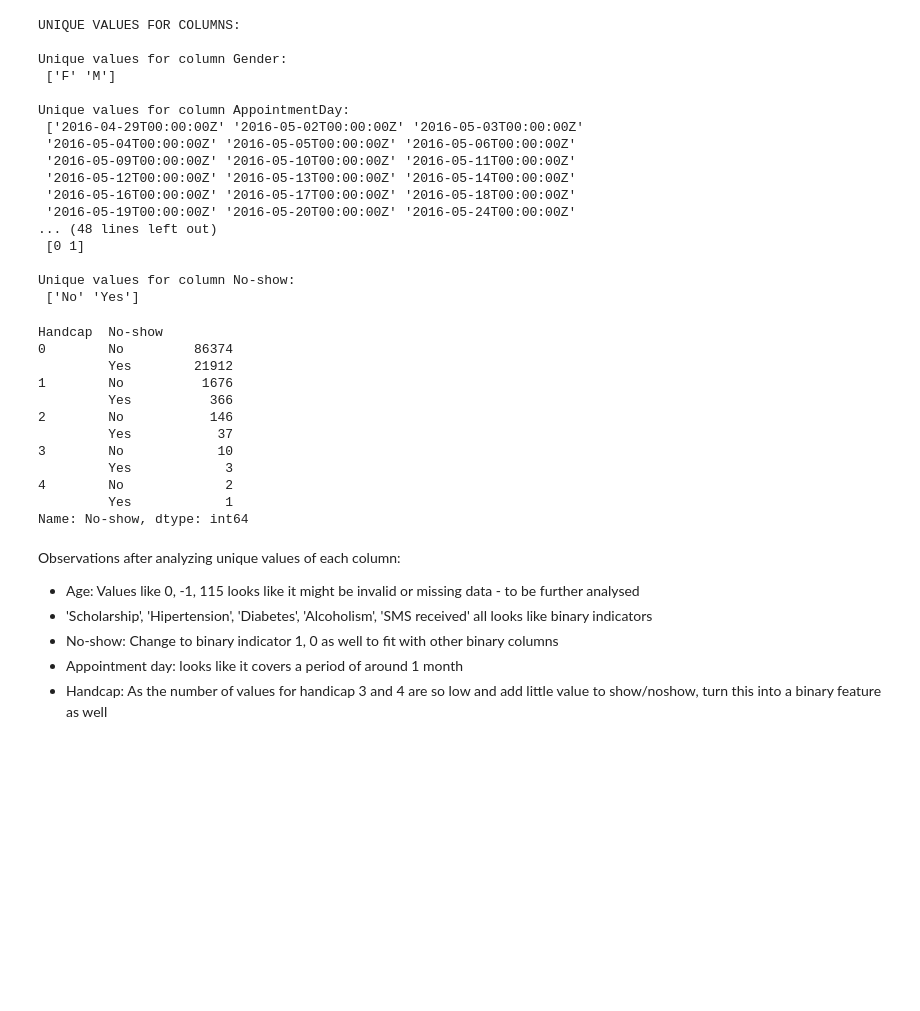
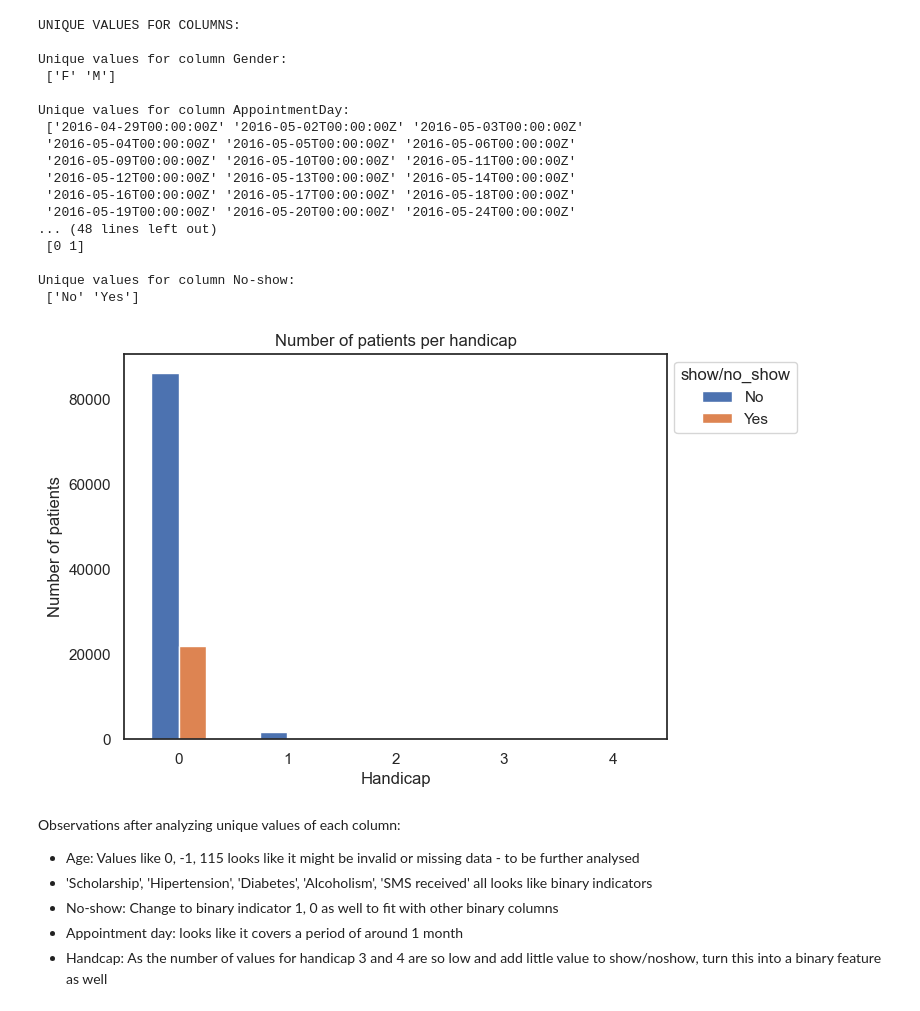
Before and after one commit to JuanitaSmith/medical_noshows, a Jupyter notebook: notebooks/medical_noshows.ipynb, the cells around one changed output. Cells and saved outputs as stored; diff of their text form; code cells hidden in the pictures; blank space fills up the shorter version.

Commit message:
improve handicap plot and add limitations to conclusions

```diff
--- a/notebooks/medical_noshows.ipynb
+++ b/notebooks/medical_noshows.ipynb
@@ -135,20 +135,20 @@ Unique values for column No-show:
  ['No' 'Yes']
 # %%
 # check if it's worth to convert handicap into a binary indicator, as it's the case with most other features
-df_patients.groupby('Handcap')['No-show'].value_counts(normalize=False)
+df_handicap = df_patients.groupby('Handcap')['No-show'].value_counts(normalize=False).unstack()
+
+# plot the handicap distribution
+ax = df_handicap.plot(kind='bar',
+                      figsize=(7, 5),
+                      xlabel='Handicap',
+                      ylabel='Number of patients',
+                      rot=0,
+                      title='Number of patients per handicap')
+
+ax.legend(title='show/no_show', bbox_to_anchor=(1, 1), loc='upper left')
+plt.show()
 # %% [output]
-Handcap  No-show
-0        No         86374
-         Yes        21912
-1        No          1676
-         Yes          366
-2        No           146
-         Yes           37
-3        No            10
-         Yes            3
-4        No             2
-         Yes            1
-Name: No-show, dtype: int64
+[figure, added]
 # %% [markdown]
 Observations after analyzing unique values of each column:
 - Age: Values like 0, -1, 115 looks like it might be invalid or missing data - to be further analysed
```
Also changed, not shown: parts of 1 cell of this notebook.
